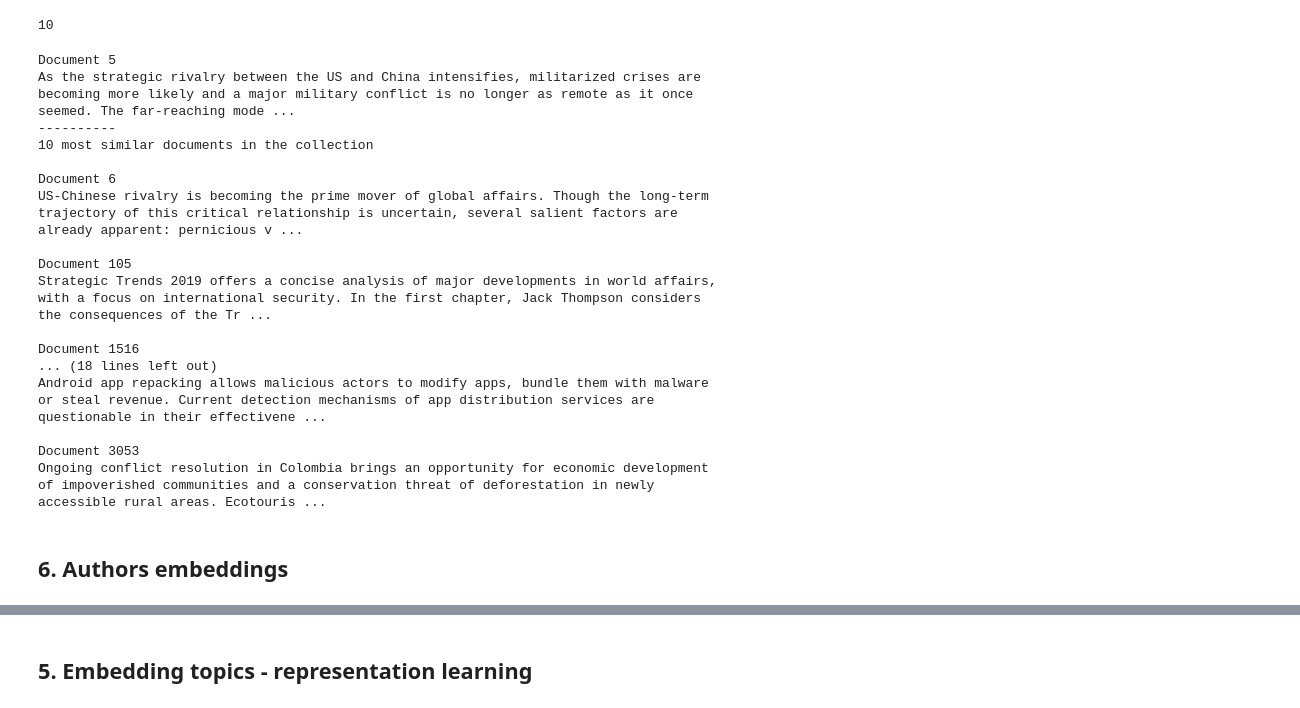
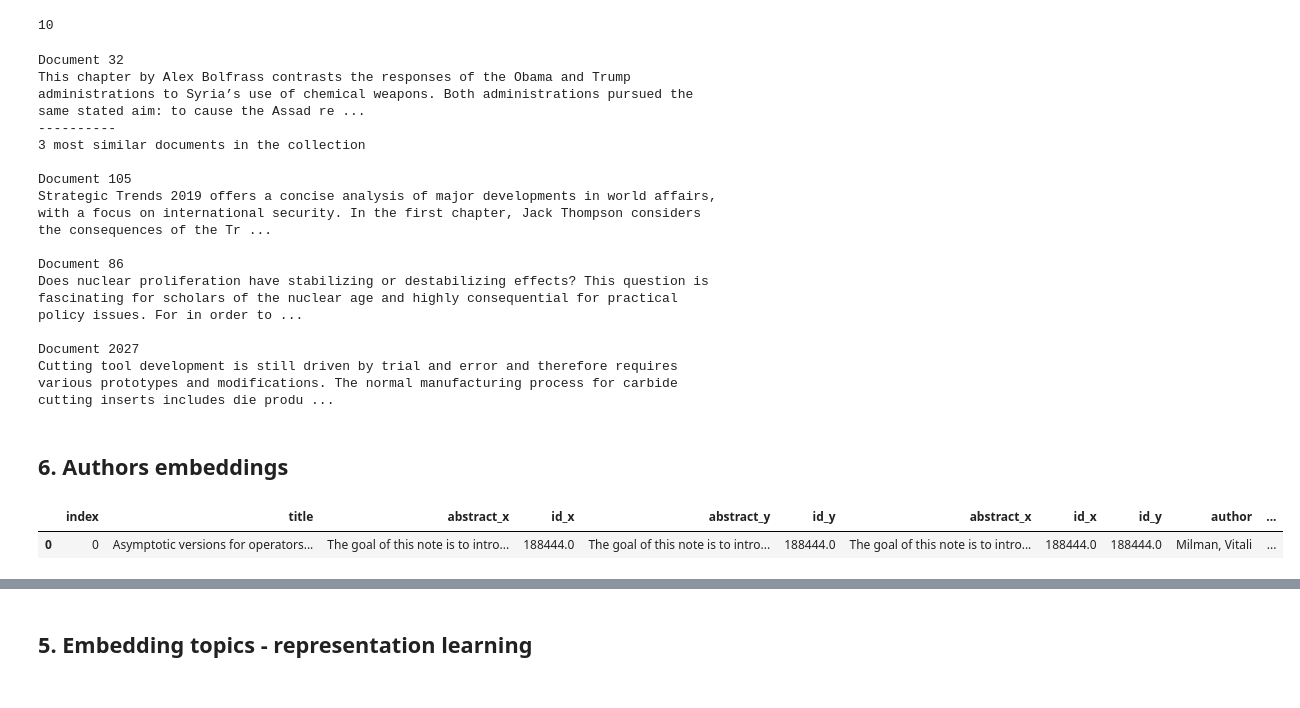
Before and after one commit to GiuliaLanzillotta/ETH_SEARCH, a Jupyter notebook: Embedding LDA.ipynb, the cells around one changed output, grey strips where cells are left out. Saved outputs shown, nothing was run; the diff lists cells and outputs as text; code cells hidden in the pictures.

Commit message:
embedding authors

```diff
--- a/Embedding LDA.ipynb
+++ b/Embedding LDA.ipynb
@@ -318,25 +318,21 @@ def visualise_most_similar_docs(doc_id, docs_embeddings, docs_collection, n=10):
         print("Document "+str(nns[i+1]))
         print((docs_collection[nns[i+1]]).partition("||")[0])
 # %%
-visualise_most_similar_docs(5, documents_embeddings, abstracts_data["abstract"], n=10)
+visualise_most_similar_docs(32, documents_embeddings, abstracts_data["abstract"], n=3)
 # %% [output]
-Document 5
-As the strategic rivalry between the US and China intensifies, militarized crises are becoming more likely and a major military conflict is no longer as remote as it once seemed. The far-reaching mode ...
+Document 32
+This chapter by Alex Bolfrass contrasts the responses of the Obama and Trump administrations to Syria’s use of chemical weapons. Both administrations pursued the same stated aim: to cause the Assad re ...
 ----------
-10 most similar documents in the collection
-
-Document 6
-US-Chinese rivalry is becoming the prime mover of global affairs. Though the long-term trajectory of this critical relationship is uncertain, several salient factors are already apparent: pernicious v ...
+3 most similar documents in the collection
 
 Document 105
 Strategic Trends 2019 offers a concise analysis of major developments in world affairs, with a focus on international security. In the first chapter, Jack Thompson considers the consequences of the Tr ...
 
-Document 1516
-... (18 lines left out)
-Android app repacking allows malicious actors to modify apps, bundle them with malware or steal revenue. Current detection mechanisms of app distribution services are questionable in their effectivene ...
+Document 86
+Does nuclear proliferation have stabilizing or destabilizing effects? This question is fascinating for scholars of the nuclear age and highly consequential for practical policy issues. For in order to ...
 
-Document 3053
-Ongoing conflict resolution in Colombia brings an opportunity for economic development of impoverished communities and a conservation threat of deforestation in newly accessible rural areas. Ecotouris ...
+Document 2027
+Cutting tool development is still driven by trial and error and therefore requires various prototypes and modifications. The normal manufacturing process for carbide cutting inserts includes die produ ...
 # %% [markdown]
 ## 6. Authors embeddings
 # %%
@@ -346,0 +341,7 @@ graph_data = pd.read_csv("graph_data_final.csv")
+# %%
+graph_data = pd.merge(abstracts_data.reset_index(level=0, inplace=False)[["index","title"]], #adding column index, dropping everything else
+                      graph_data, on=["title"], how="inner")
+graph_data.head(1)
+# %% [output]
+|  | index | title | abstract_x | id_x | abstract_y | id_y | abstract_x | id_x | id_y | author | ... |
+| 0 | 0 | Asymptotic versions for operators... | The goal of this note is to intro... | 188444.0 | The goal of this note is to intro... | 188444.0 | The goal of this note is to intro... | 188444.0 | 188444.0 | Milman, Vitali | ... |
```
Also changed, not shown: parts of 33 cells of this notebook.
